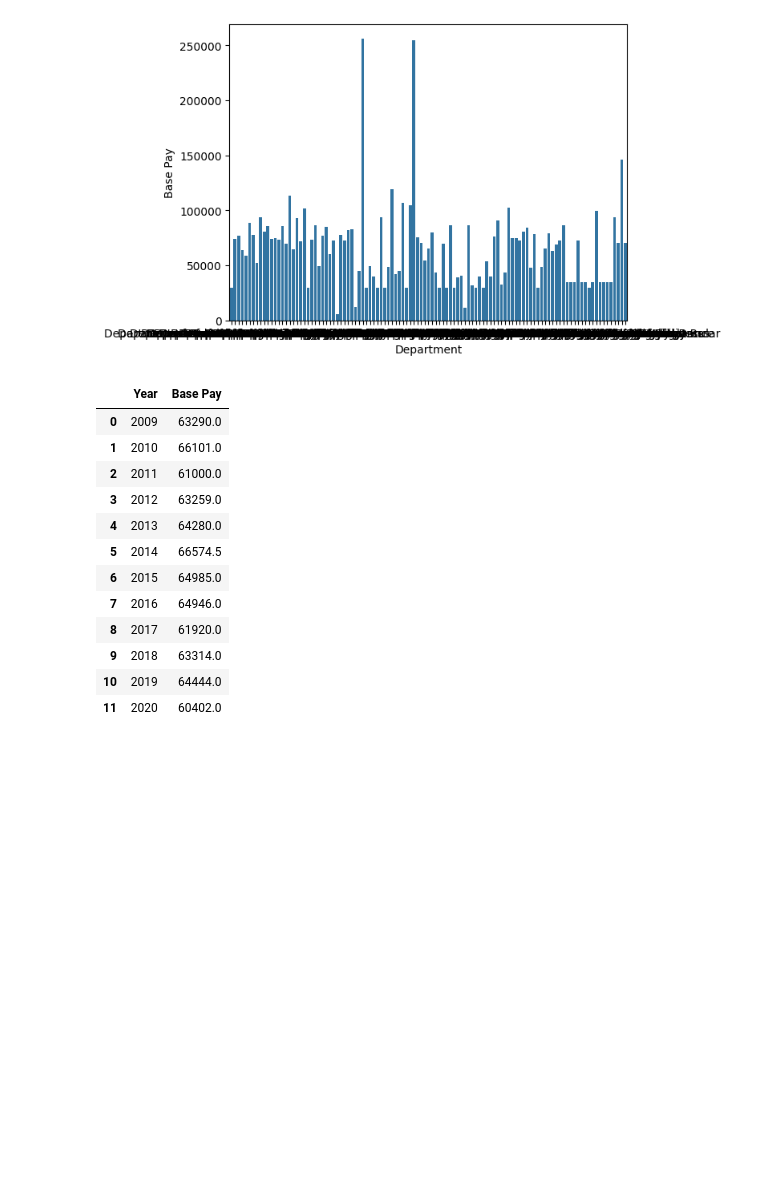
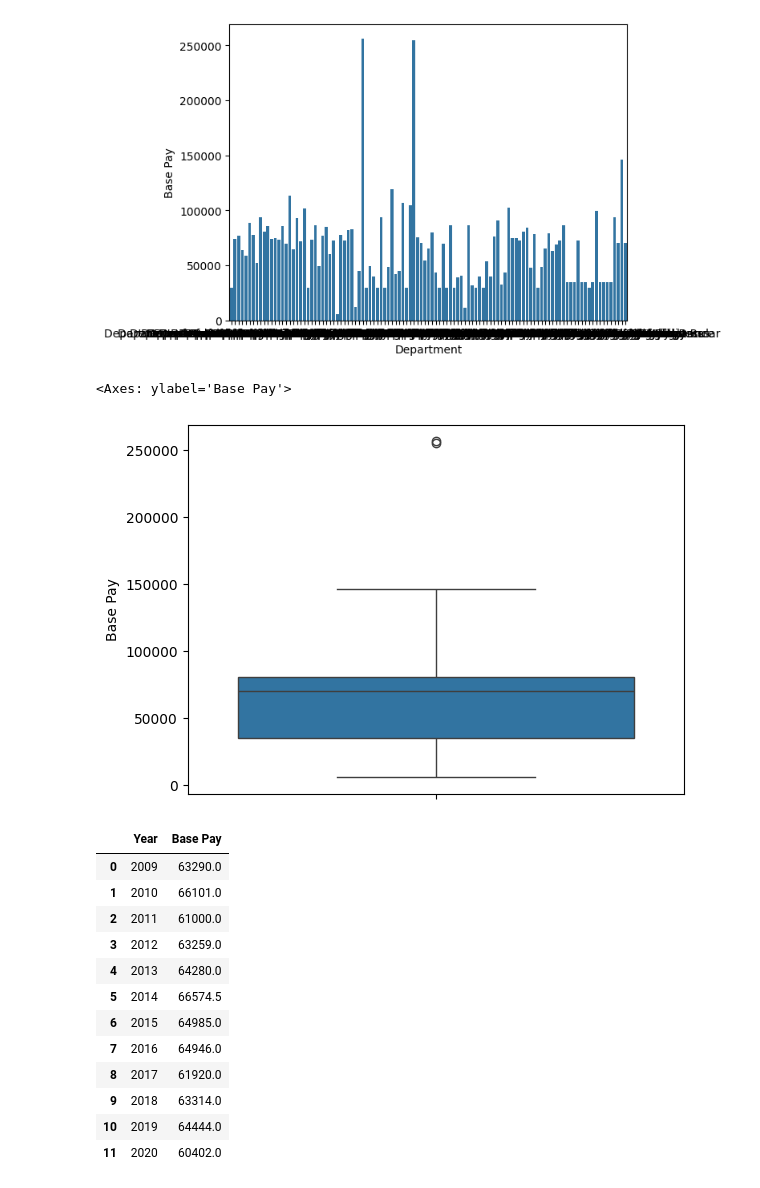
Before and after one commit to rommxl/Lab-experiments, a Jupyter notebook: ML/exp 1/exp 1.ipynb, the cells around one changed output. Saved outputs shown, nothing was run; the diff lists cells and outputs as text; code cells hidden in the pictures; blank space fills up the shorter version.

```diff
--- a/ML/exp 1/exp 1.ipynb
+++ b/ML/exp 1/exp 1.ipynb
@@ -114,6 +134,11 @@ sns.barplot(data=departmentMedSal,x = departmentMedSal['Department'], y = depart
 # %% [output]
 <Axes: xlabel='Department', ylabel='Base Pay'>
 [figure]
+# %%
+sns.boxplot(departmentMedSal['Base Pay'])
+# %% [output]
+<Axes: ylabel='Base Pay'>
+[figure, added]
 # %%
 YearMedSal = pd.DataFrame(df.groupby(by='Year')['Base Pay'].median()).reset_index()
 YearMedSal
```
Also changed, not shown: parts of 6 cells of this notebook, 13 other files.
